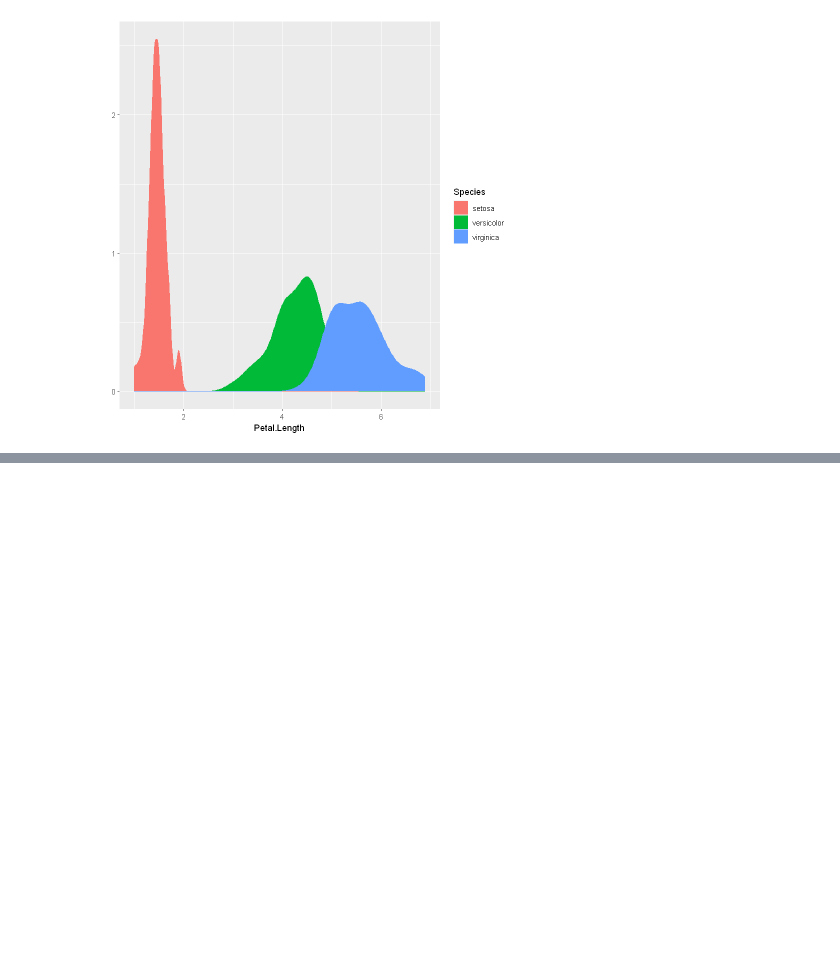
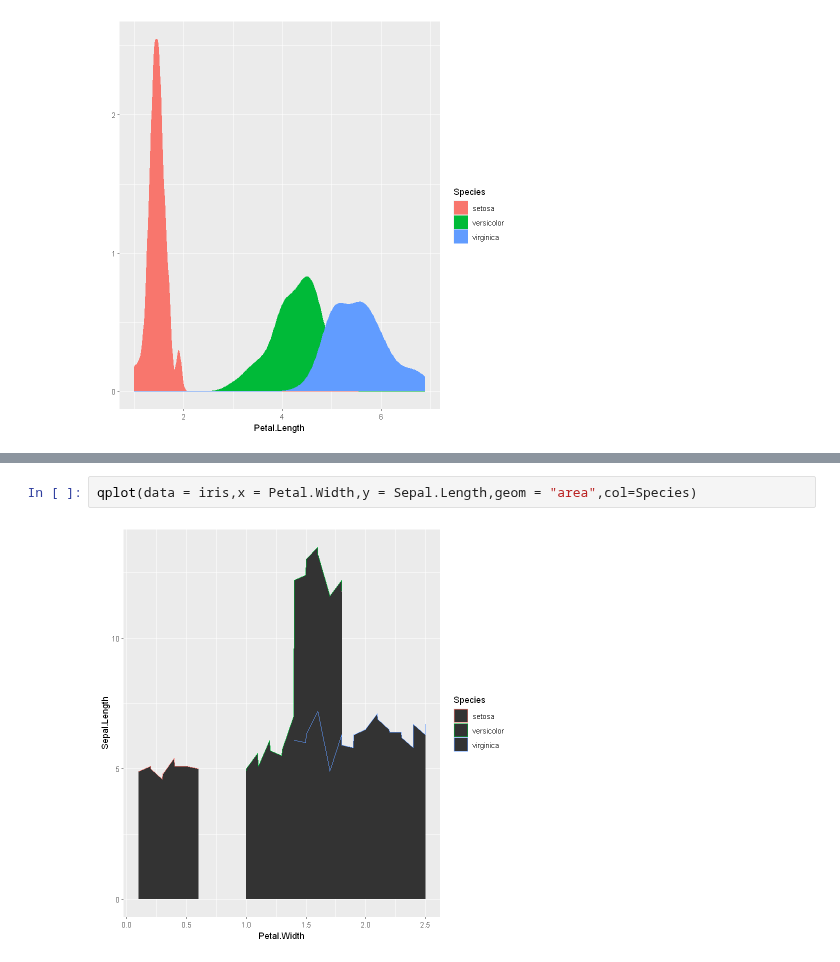
Before and after one commit to maheshkshi400/juypter, a Jupyter notebook: R/projects/r_2.ipynb, the cells around one changed output, grey strips where cells are left out. Cells and saved outputs as stored; diff of their text form; blank space fills up the shorter version.

```diff
--- a/R/projects/r_2.ipynb
+++ b/R/projects/r_2.ipynb
@@ -74,0 +79,4 @@ qplot(data =iris,Petal.Length,geom = "density",col=Species,fill=Species)
+# %%
+qplot(data = iris,x = Petal.Width,y = Sepal.Length,geom = "area",col=Species)
+# %% [output]
+[figure, added]
```
Also changed, not shown: parts of 3 cells of this notebook, 1 other file.
